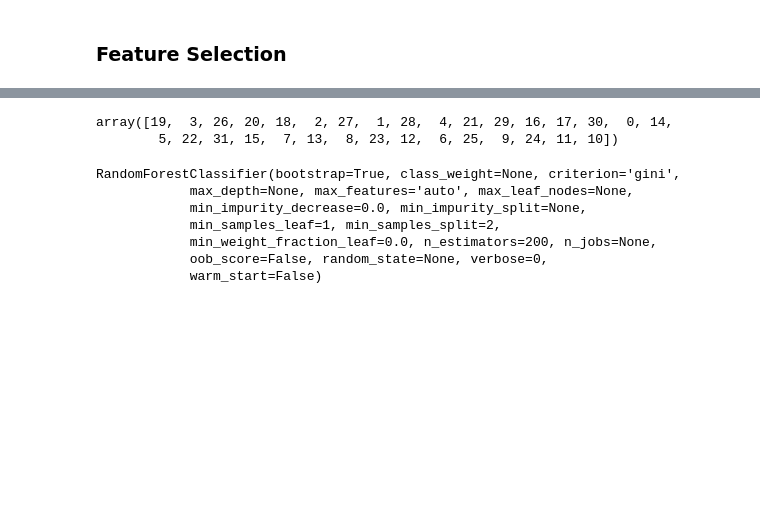
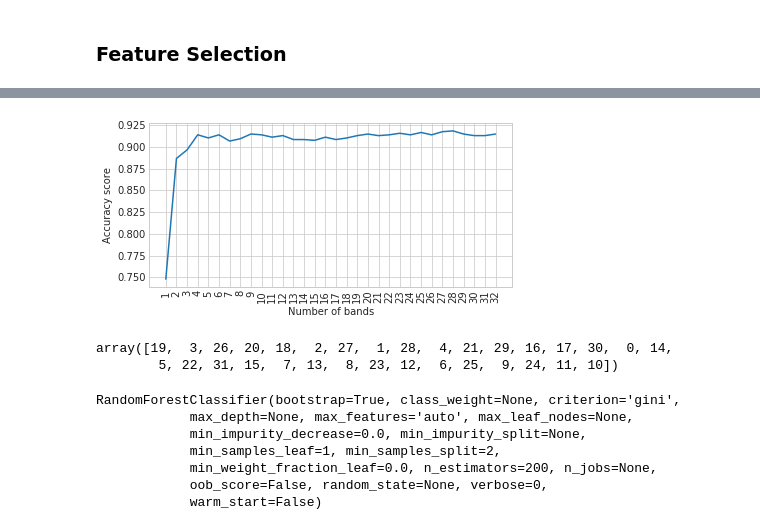
Before and after one commit to mosin26/forest_hype, a Jupyter notebook: supervised_analysis.ipynb, the cells around one changed output, grey strips where cells are left out. Cells and saved outputs as stored; diff of their text form; code cells hidden in the pictures; blank space fills up the shorter version.

```diff
--- a/supervised_analysis.ipynb
+++ b/supervised_analysis.ipynb
@@ -338,10 +355,6 @@ plt.show()
 estimator = RandomForestClassifier(n_estimators=200)
 selector = RFECV(estimator, step=1, cv=10, scoring='accuracy')
 # %%
-feature_importances = []
-
-for i in tqdm_notebook(range(1)):
-    estimator = RandomForestClassifier(n_estimators=200)
-    estimator.fit(tree_features_upsampled, tree_labels_upsampled)
-    feature_importances.append(estimator.feature_importances_)
+estimator = RandomForestClassifier(n_estimators=200)
+estimator.fit(tree_features_upsampled, tree_labels_upsampled)
 # %% [output]
@@ -370,9 +391,12 @@ plt.show()
 # %%
+sns.set_palette('tab10')
+
+plt.figure(figsize=(6.5,3))
 plt.plot(range(1,33), selector.grid_scores_+0.01)
 plt.xticks(range(1,33), range(1,33), rotation='vertical')
-plt.xlabel('number of bands')
-plt.ylabel('accuracy score')
-plt.title('Accuracy for subsets of most important bands')
-plt.plot([6.5]*18, np.arange(0.75,0.92,0.01), '--', c='k')
+plt.xlabel('Number of bands')
+plt.ylabel('Accuracy score')
+# plt.plot([6.5]*18, np.arange(0.75,0.92,0.01), '--', c='k')
+plt.savefig('/Users/vasilii.mosin/Desktop/importances_cv.png', dpi=150, bbox_inches = "tight")
 plt.show()
 # %% [output]
@@ -381,3 +403,4 @@ plt.show()
+[figure, added]
 # %%
 np.argsort(selector.ranking_)
 # %% [output]
```
Also changed, not shown: parts of 23 cells of this notebook, 2 other files.
